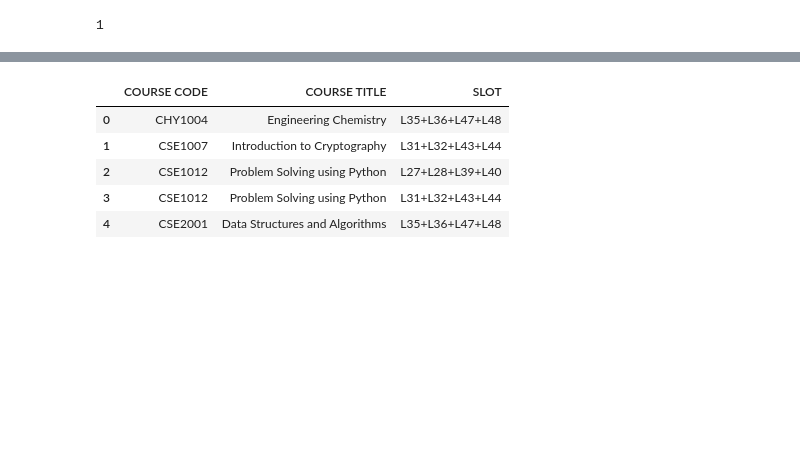
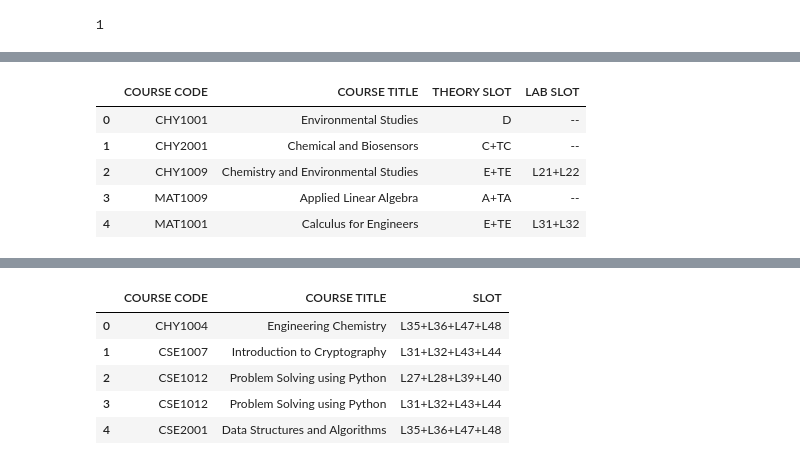
Before and after one commit to Sarath191181208/vitap-timetable-scheduler, a Jupyter notebook: preprocessing/parse_csv.ipynb, the cells around one changed output, grey strips where cells are left out. Saved outputs shown, nothing was run; the diff lists cells and outputs as text; code cells hidden in the pictures; blank space fills up the shorter version.

```diff
--- a/preprocessing/parse_csv.ipynb
+++ b/preprocessing/parse_csv.ipynb
@@ -36,3 +36,12 @@ df[df['COURSE CODE'] == 'CHY1001']
+# %%
+df.head()
+# %% [output]
+|  | COURSE CODE | COURSE TITLE | THEORY SLOT | LAB SLOT |
+| 0 | CHY1001 | Environmental Studies | D | -- |
+| 1 | CHY2001 | Chemical and Biosensors | C+TC | -- |
+| 2 | CHY1009 | Chemistry and Environmental Studies | E+TE | L21+L22 |
+| 3 | MAT1009 | Applied Linear Algebra | A+TA | -- |
+| 4 | MAT1001 | Calculus for Engineers | E+TE | L31+L32 |
 # %%
 df.shape
 # %% [output]
```
Also changed, not shown: parts of 12 cells of this notebook, 5 other files.
